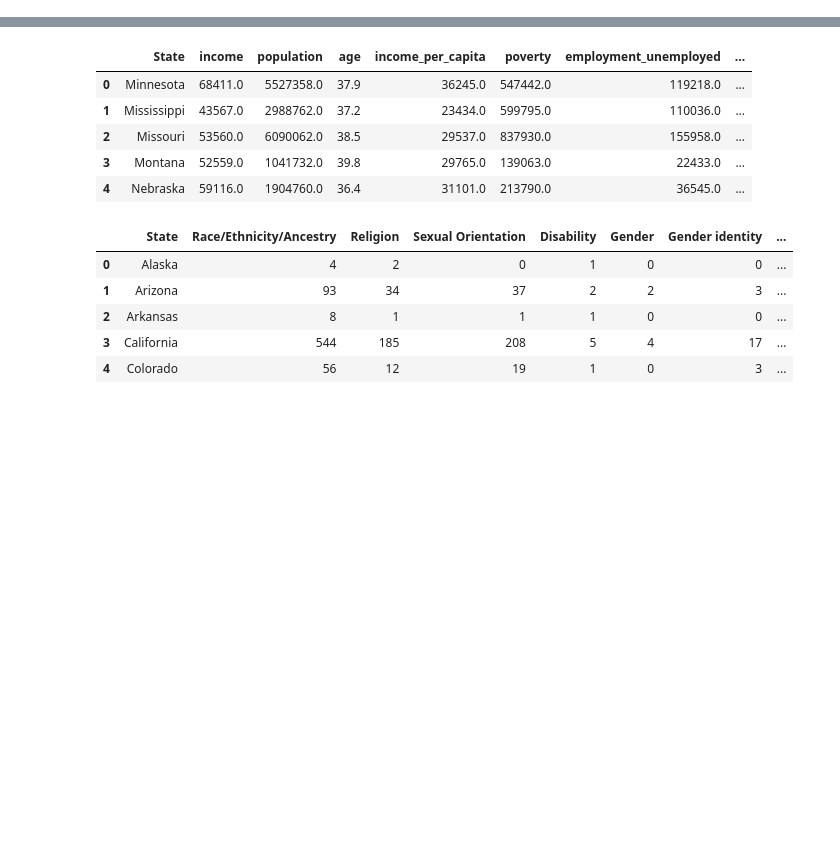
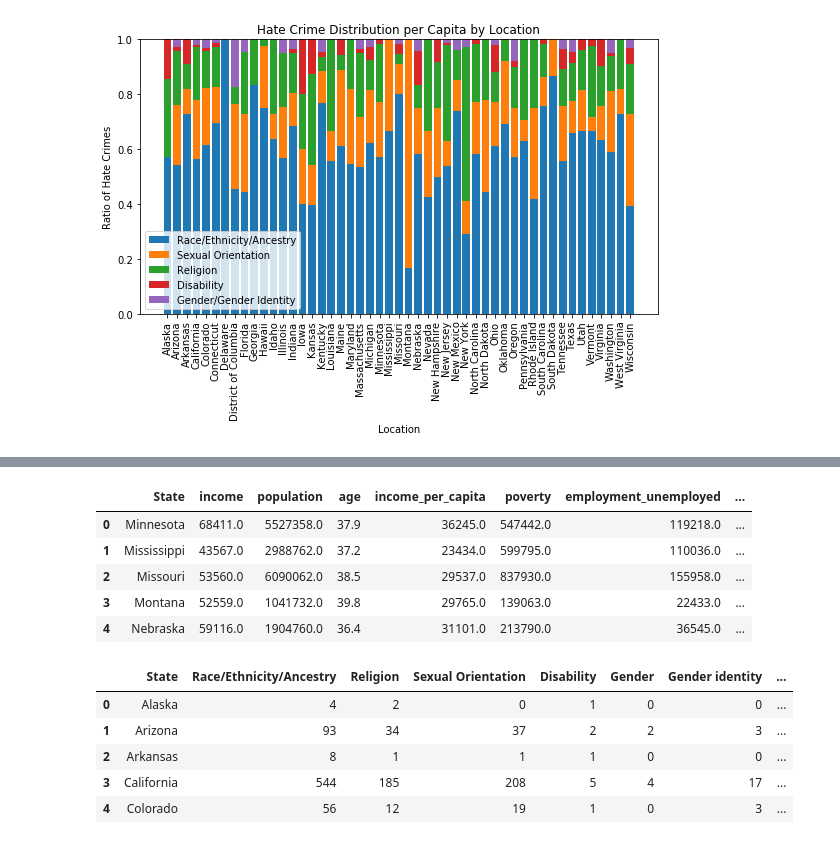
Before and after one commit to msheker/project1mmm, a Jupyter notebook: hatecrime.ipynb, the cells around one changed output, grey strips where cells are left out. Cells and saved outputs as stored; diff of their text form; code cells hidden in the pictures; blank space fills up the shorter version.

```diff
--- a/hatecrime.ipynb
+++ b/hatecrime.ipynb
@@ -148,19 +160,19 @@ plt.savefig("HateCrimesPop.png")
 # %%
-dfgpop["Total"] = dfgpop.sum(axis=1)
+grouped_per_capita["Total"] = grouped_per_capita.sum(axis=1)
 
-for x in dfgpop.columns:
-    dfgpop[x] = dfgpop[x]/dfgpop["Total"]
+for x in grouped_per_capita.columns:
+    grouped_per_capita[x] = grouped_per_capita[x]/grouped_per_capita["Total"]
 # %%
 plt.figure(figsize=(8,6))
 
-race = plt.bar(range(dfg.shape[0]),dfgpop["Race/Ethnicity/Ancestry"])
-sex = plt.bar(range(dfg.shape[0]),dfgpop["Sexual Orientation"],bottom=dfgpop["Race/Ethnicity/Ancestry"])
-rel = plt.bar(range(dfg.shape[0]),dfgpop["Religion"], bottom = dfgpop["Race/Ethnicity/Ancestry"]+ dfgpop["Sexual Orientation"])
-dis = plt.bar(range(dfg.shape[0]),dfgpop["Disability"], bottom = dfgpop["Race/Ethnicity/Ancestry"] + dfgpop["Sexual Orientation"]+ dfgpop["Religion"])
-gen = plt.bar(range(dfg.shape[0]),dfgpop["Gender"] + dfgpop["Gender identity"], bottom = dfgpop["Race/Ethnicity/Ancestry"]+ dfgpop["Sexual Orientation"] + dfgpop["Religion"] + dfgpop["Disability"])
+race = plt.bar(range(grouped_df.shape[0]),grouped_per_capita["Race/Ethnicity/Ancestry"])
+sex = plt.bar(range(grouped_df.shape[0]),grouped_per_capita["Sexual Orientation"],bottom=grouped_per_capita["Race/Ethnicity/Ancestry"])
+rel = plt.bar(range(grouped_df.shape[0]),grouped_per_capita["Religion"], bottom = grouped_per_capita["Race/Ethnicity/Ancestry"]+ grouped_per_capita["Sexual Orientation"])
+dis = plt.bar(range(grouped_df.shape[0]),grouped_per_capita["Disability"], bottom = grouped_per_capita["Race/Ethnicity/Ancestry"] + grouped_per_capita["Sexual Orientation"]+ grouped_per_capita["Religion"])
+gen = plt.bar(range(grouped_df.shape[0]),grouped_per_capita["Gender"] + grouped_per_capita["Gender identity"], bottom = grouped_per_capita["Race/Ethnicity/Ancestry"]+ grouped_per_capita["Sexual Orientation"] + grouped_per_capita["Religion"] + grouped_per_capita["Disability"])
 
-ind = list(dfg.index)
-plt.xticks(range(dfg.shape[0]),labels=ind, rotation = 90)
+ind = list(grouped_df.index)
+plt.xticks(range(grouped_df.shape[0]),labels=ind, rotation = 90)
 plt.title("Hate Crime Distribution per Capita by Location")
 plt.legend((race,sex,rel,dis,gen),("Race/Ethnicity/Ancestry","Sexual Orientation","Religion","Disability","Gender/Gender Identity"))
 plt.ylabel("Ratio of Hate Crimes")
@@ -168,5 +180,5 @@ plt.xlabel("Location")
 plt.tight_layout()
 plt.show()
 
-plt.savefig("HateCrimePopRelative.png")
+#plt.savefig("HateCrimePopRelative.png")
 # %% [output]
@@ -175,3 +185,4 @@ plt.savefig("HateCrimePopRelative.png")
+[figure, added]
 # %%
 f = gmaps.figure()
 l = gmaps.symbol_layer(loc,scale=2)
```
Also changed, not shown: parts of 27 cells of this notebook.
